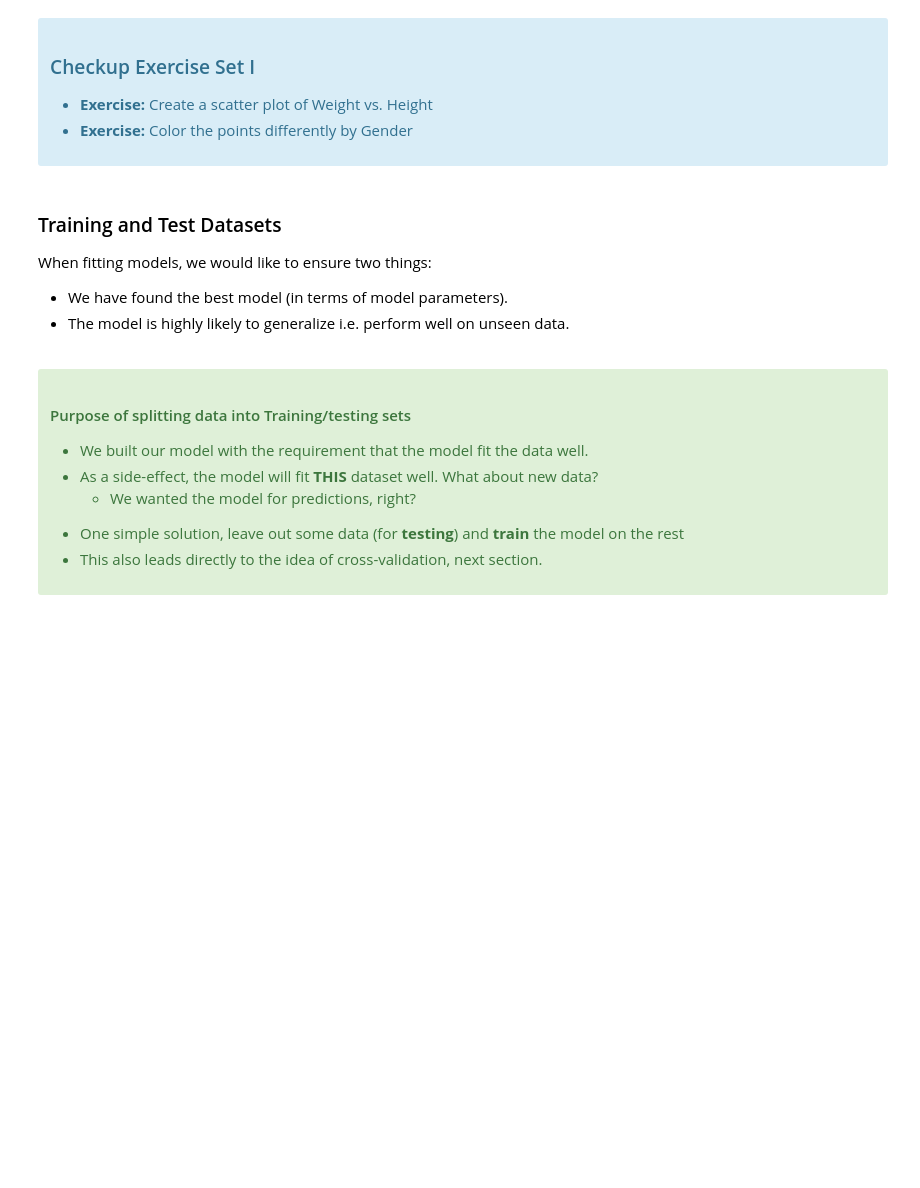
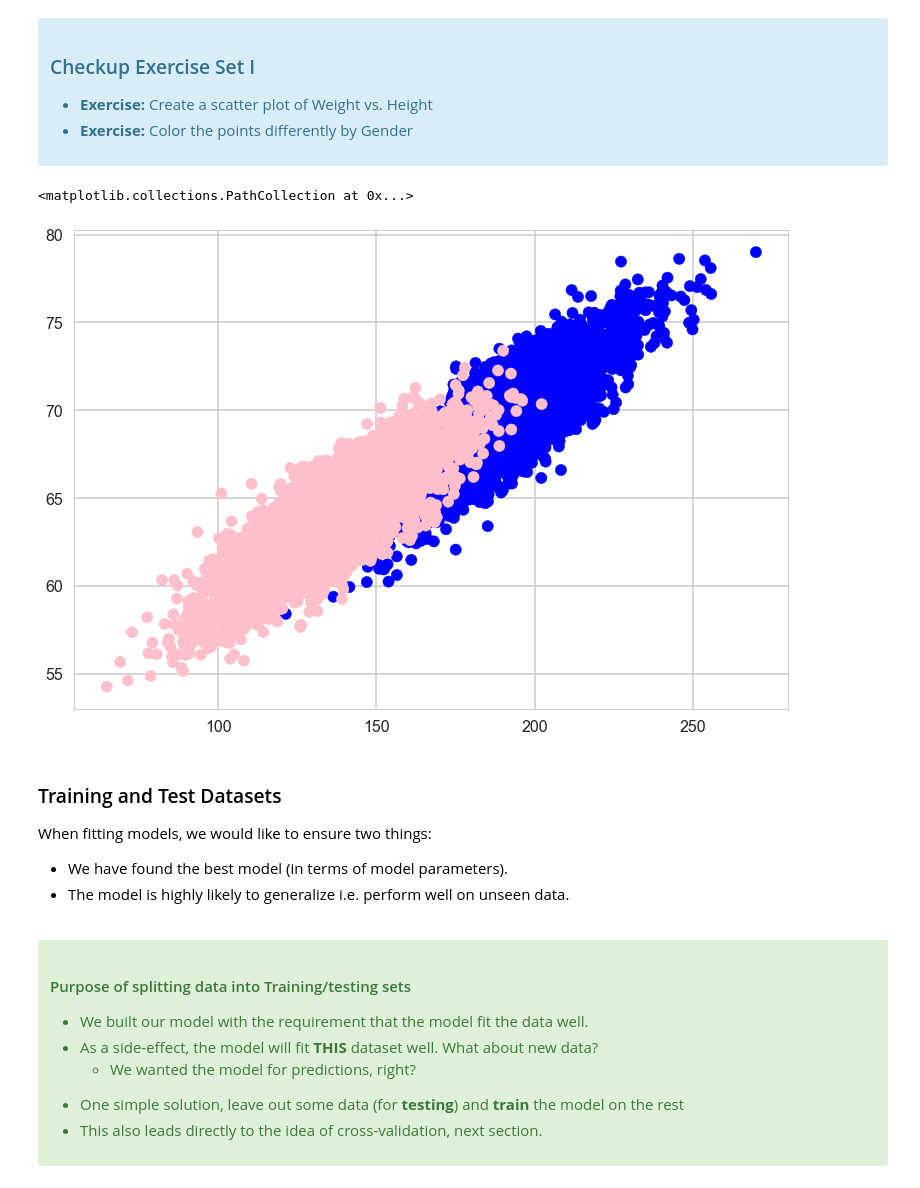
Before and after one commit to gussie/Springboard_data_science, a Jupyter notebook: Logistic_regression/Mini_Project_Logistic_Regression.ipynb, the cells around one changed output. Drawn from its saved outputs; the diff is of its cells as text; code cells hidden in the pictures; blank space fills up the shorter version.

```diff
--- a/Logistic_regression/Mini_Project_Logistic_Regression.ipynb
+++ b/Logistic_regression/Mini_Project_Logistic_Regression.ipynb
@@ -125,3 +147,13 @@ with the "response" or "label" $y$ as a plain array of 0s and 1s for binary clas
+# %%
+# your turn
+colors = ['pink', 'blue']
+
+d = {'Female':0, 'Male':1}
+Gender=dflog.Gender.map(d)
+plt.scatter(dflog.Weight, dflog.Height, label = 'Male', c=Gender, cmap=mpl.colors.ListedColormap(colors))
+# %% [output]
+<matplotlib.collections.PathCollection at 0x...>
+[figure, added]
 # %% [markdown]
 ### Training and Test Datasets
 
```
Also changed, not shown: parts of 18 cells of this notebook.
